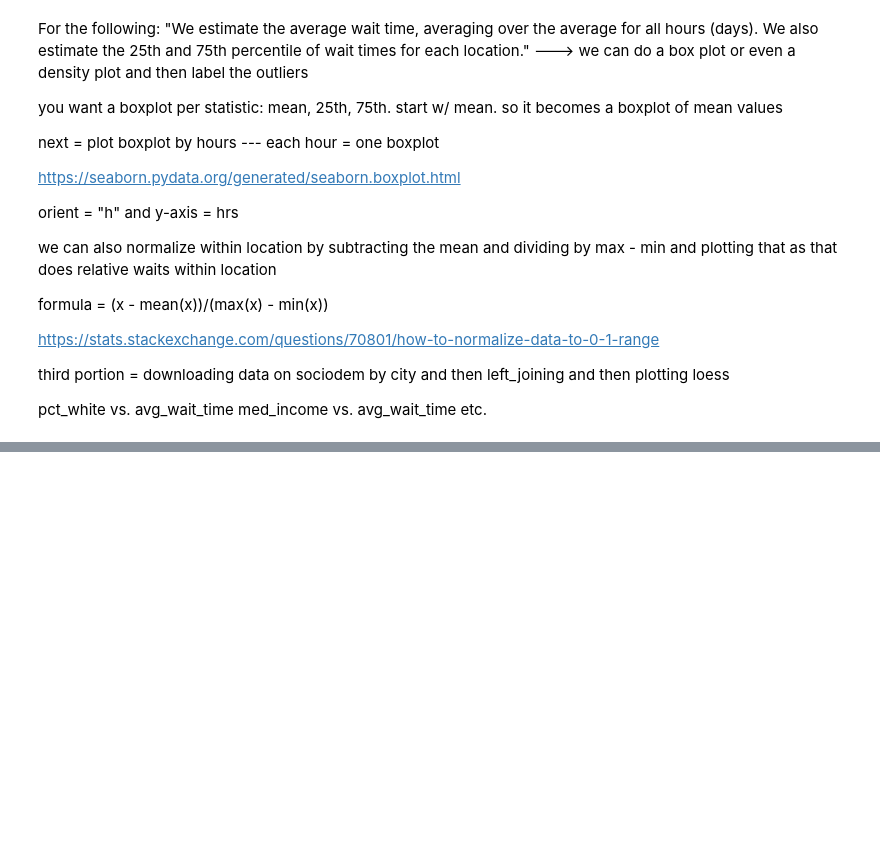
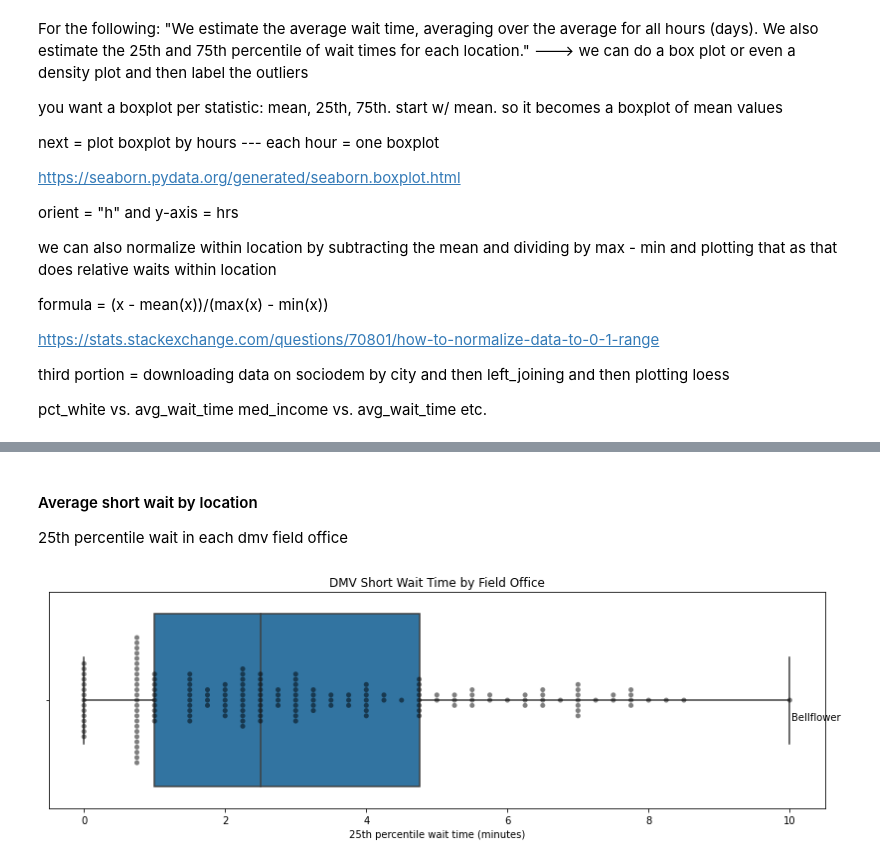
Before and after one commit to soodoku/wait, a Jupyter notebook: DMV.ipynb, the cells around one changed output, grey strips where cells are left out. Cells and saved outputs as stored; diff of their text form; code cells hidden in the pictures; blank space fills up the shorter version.

```diff
--- a/DMV.ipynb
+++ b/DMV.ipynb
@@ -280,0 +320,22 @@ etc.
+# %% [markdown]
+#### Average short wait by location
+
+25th percentile wait in each dmv field office
+# %%
+# Daily_wait_50
+df_mean_wait_time = wait_time_descriptive_stats_df["weekday_wait_25"]
+df_mean_wait_time = df_mean_wait_time.to_frame()
+
+fig, ax = plt.subplots(figsize=(14, 4))
+sns.boxplot(ax=ax, x="weekday_wait_25",data=df_mean_wait_time)
+ax = sns.swarmplot(x='weekday_wait_25', data=df_mean_wait_time, color="black", alpha=0.5)
+
+plt.title("DMV Short Wait Time by Field Office")
+plt.xlabel("25th percentile wait time (minutes)")
+
+# df_mean_wait_time.head(1)
+for row in df_mean_wait_time.iterrows():
+    if row[1][0] > 9: #only label wait times > 9 min
+        ax.annotate(row[0], xy=(row[1][0], .1), xytext=(2,2), textcoords='offset points', fontsize=10)
+# %% [output]
+[figure, added]
```
Also changed, not shown: parts of 17 cells of this notebook.
